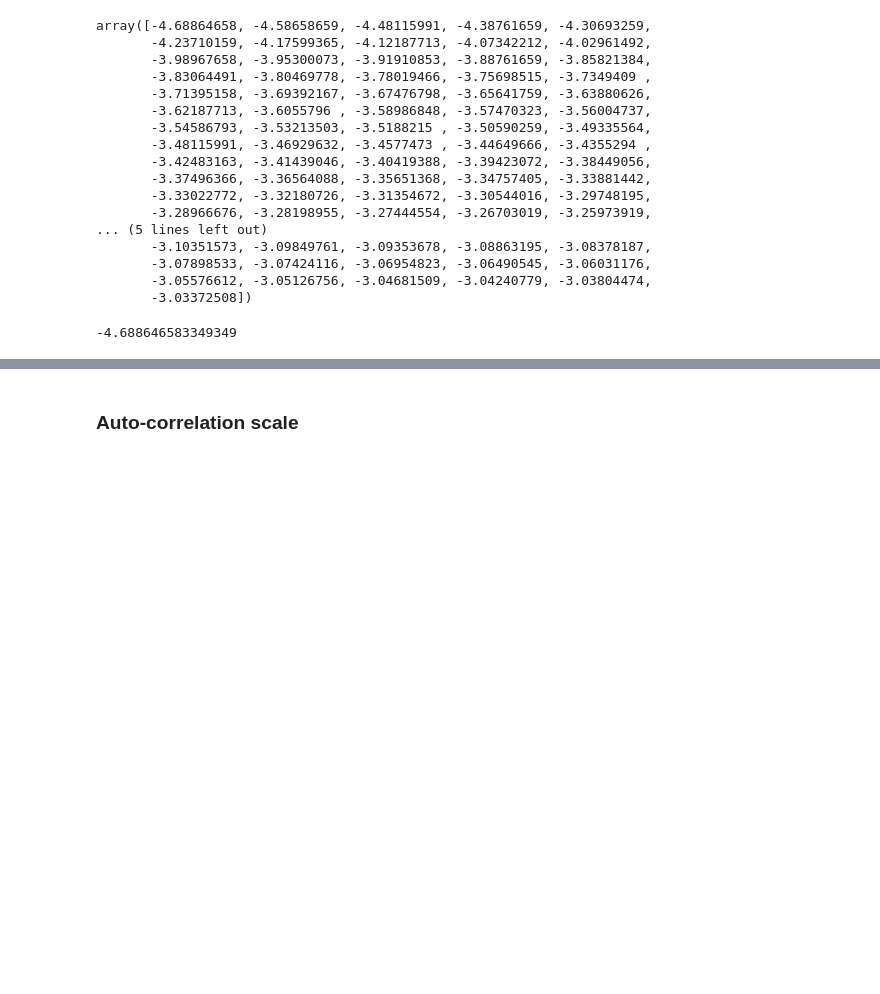
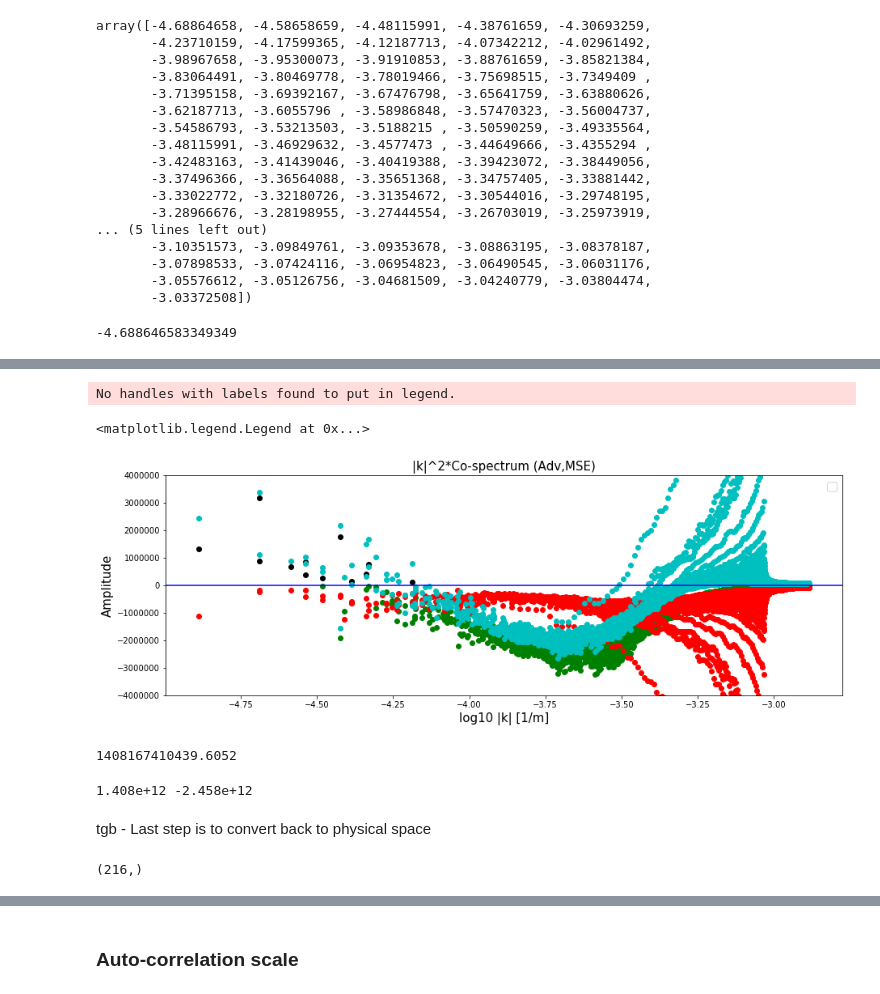
Before and after one commit to tbeucler/2019_WMI, a Jupyter notebook: dev/tbeucler/004_Landau_Surface_Tension.ipynb, the cells around one changed output, grey strips where cells are left out. Drawn from its saved outputs; the diff is of its cells as text; code cells hidden in the pictures; blank space fills up the shorter version.

Commit message:
Includes the potential from advection for Julia

```diff
--- a/dev/tbeucler/004_Landau_Surface_Tension.ipynb
+++ b/dev/tbeucler/004_Landau_Surface_Tension.ipynb
@@ -586,0 +608,7 @@ array([33160.73110294, 14160.3570246 ,  9529.92877405,  7515.79624989,
+# %%
+NUM = np.mean(np.real(np.conj(FFT_adv)*FFT)[:,dok,:][:,:,dol],axis=0).flatten()
+# Net variance from negative part of advection
+INT = sin.trapz(x=KM[NUM<0],y=NUM[NUM<0])
+# %%
+DEN = KM**2*np.mean(np.real(np.conj(FFT)*FFT)[:,dok,:][:,:,dol],axis=0).flatten()
+INT2 = sin.trapz(x=KM,y=DEN)
@@ -586,0 +620,22 @@ array([33160.73110294, 14160.3570246 ,  9529.92877405,  7515.79624989,
+# %%
+X = np.log10(KM)
+Y = KM**2*np.mean(np.real(np.conj(FFT_adv)*FFT)[:,dok,:][:,:,dol],axis=0).flatten()
+
+DIF = -KM**4*D*np.mean(np.real(np.conj(FFT)*FFT)[:,dok,:][:,:,dol],axis=0).flatten()
+REST = Y-DIF
+
+plt.figure(figsize=(15,5))
+plt.axhline(y=0,color='b')
+plt.scatter(X[Y<0],Y[Y<0],color='g')
+plt.scatter(X[Y>0],Y[Y>0],color='k')
+plt.scatter(X,DIF,color='r')
+plt.scatter(X,REST,color='c')
+plt.title('|k|^2*Co-spectrum (Adv,MSE)',fontsize=fz)
+plt.xlabel('log10 |k| [1/m]',fontsize=fz)
+plt.ylabel('Amplitude',fontsize=fz)
+plt.ylim((-4e6,4e6))
+plt.legend(fontsize=fz)
+# %% [output]
+No handles with labels found to put in legend.
+<matplotlib.legend.Legend at 0x...>
+[figure, added]
@@ -586,0 +644,12 @@ array([33160.73110294, 14160.3570246 ,  9529.92877405,  7515.79624989,
+# %%
+INT_DIF
+# %% [output]
+1408167410439.6052
+# %%
+INT = sin.trapz(x=KM[NUM<0],y=NUM[NUM<0])
+INT2 = sin.trapz(x=KM,y=NUM)
+print("%0.3e"%INT,"%0.3e"%INT2)
+# %% [output]
+1.408e+12 -2.458e+12
+# %% [markdown]
+tgb - Last step is to convert back to physical space
@@ -586,0 +680,4 @@ array([33160.73110294, 14160.3570246 ,  9529.92877405,  7515.79624989,
+# %%
+adv.mean(axis=(1,2)).shape
+# %% [output]
+(216,)
```
Also changed, not shown: parts of 21 cells of this notebook.
